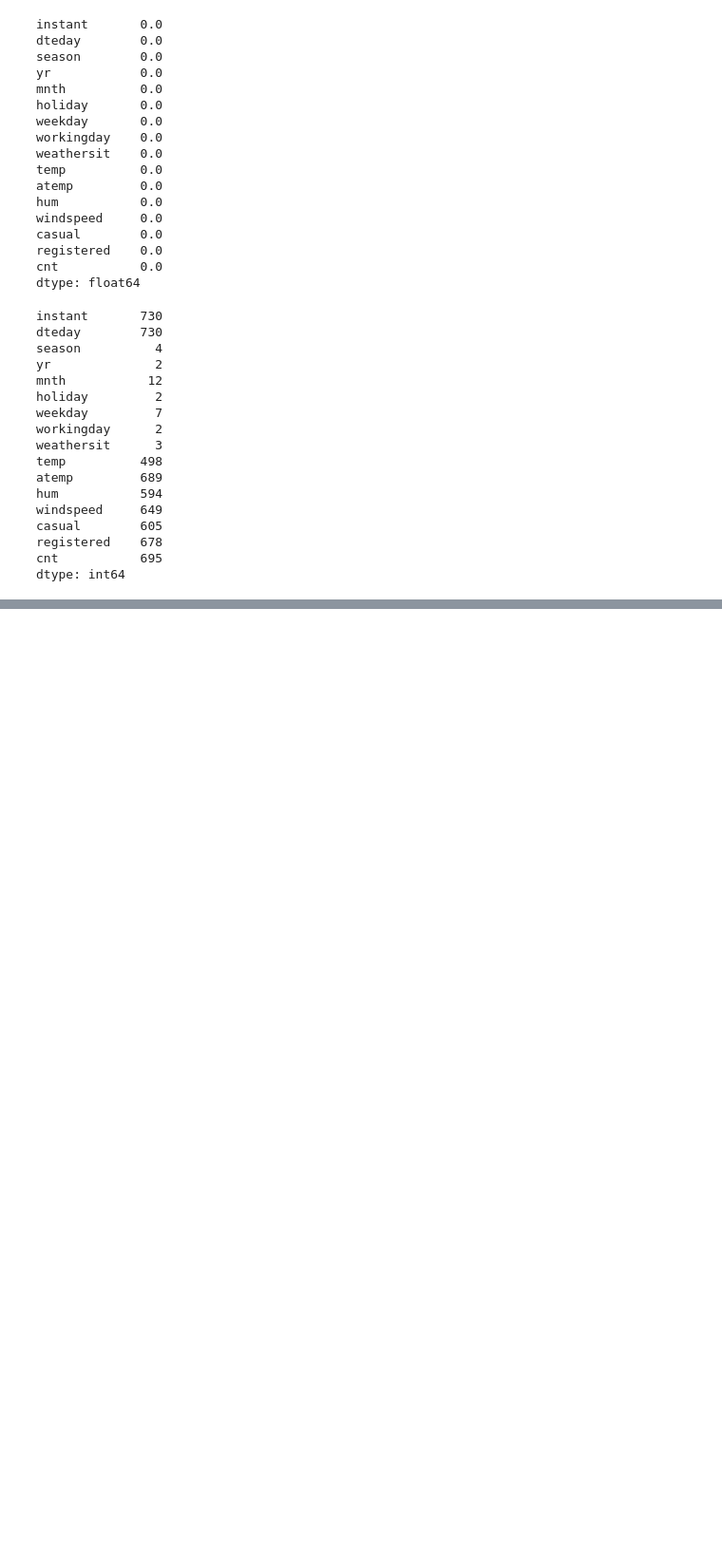
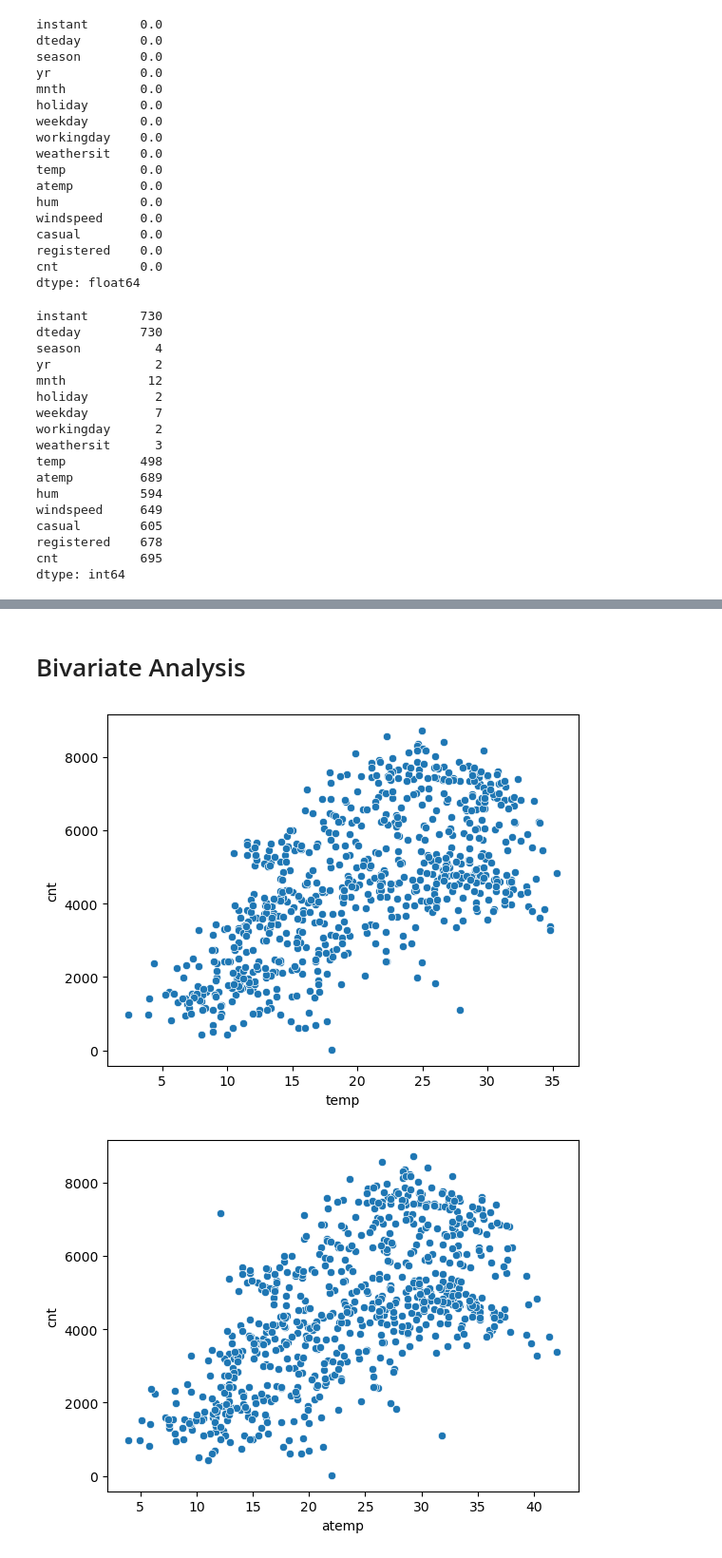
Before and after one commit to AKS-GithubAIML/bike_sharing, a Jupyter notebook: AshishKumarSahoo.ipynb, the cells around one changed output, grey strips where cells are left out. Shown at 95% size. Saved outputs shown, nothing was run; the diff lists cells and outputs as text; code cells hidden in the pictures; blank space fills up the shorter version.

```diff
--- a/AshishKumarSahoo.ipynb
+++ b/AshishKumarSahoo.ipynb
@@ -106,0 +219,10 @@ dtype: int64
+# %% [markdown]
+# Bivariate Analysis
+# %%
+# Bivariate anlysis of all conteneous varibale with cnt
+for i in cont_cols:
+    sns.scatterplot(x=ds[i],y=ds["cnt"])
+    plt.show()
+# %% [output]
+[figure, added]
+[figure, added]
```
Also changed, not shown: parts of 81 cells of this notebook.
